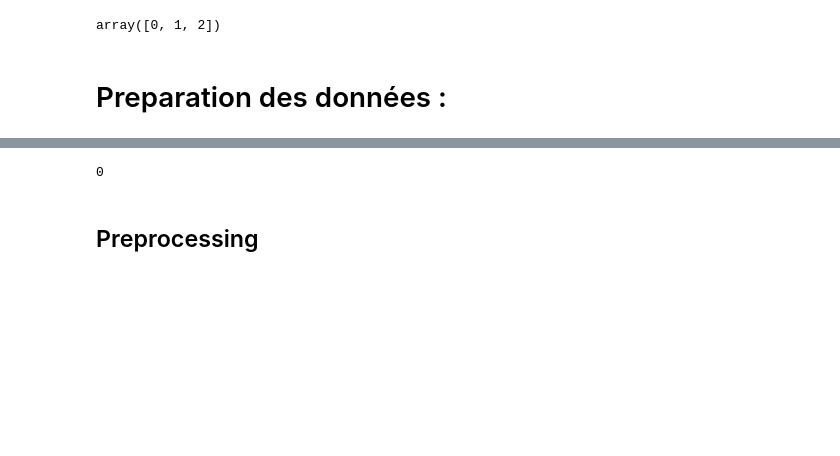
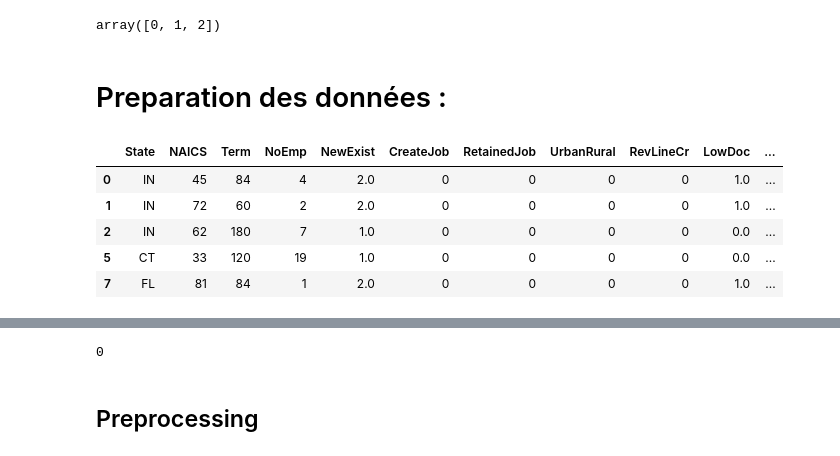
Before and after one commit to istaion/US_SBA_classification, a Jupyter notebook: modelisation.ipynb, the cells around one changed output, grey strips where cells are left out. Cells and saved outputs as stored; diff of their text form; code cells hidden in the pictures; blank space fills up the shorter version.

```diff
--- a/modelisation.ipynb
+++ b/modelisation.ipynb
@@ -265,6 +269,15 @@ X, y = (
     data[features_of_interest],
     data[target_name]
 )
+# %%
+X.head()
+# %% [output]
+|  | State | NAICS | Term | NoEmp | NewExist | CreateJob | RetainedJob | UrbanRural | RevLineCr | LowDoc | ... |
+| 0 | IN | 45 | 84 | 4 | 2.0 | 0 | 0 | 0 | 0 | 1.0 | ... |
+| 1 | IN | 72 | 60 | 2 | 2.0 | 0 | 0 | 0 | 0 | 1.0 | ... |
+| 2 | IN | 62 | 180 | 7 | 1.0 | 0 | 0 | 0 | 0 | 0.0 | ... |
+| 5 | CT | 33 | 120 | 19 | 1.0 | 0 | 0 | 0 | 0 | 0.0 | ... |
+| 7 | FL | 81 | 84 | 1 | 2.0 | 0 | 0 | 0 | 0 | 1.0 | ... |
 # %%
 y.info()
 # %% [output]
```
Also changed, not shown: parts of 21 cells of this notebook, 2 other files.
